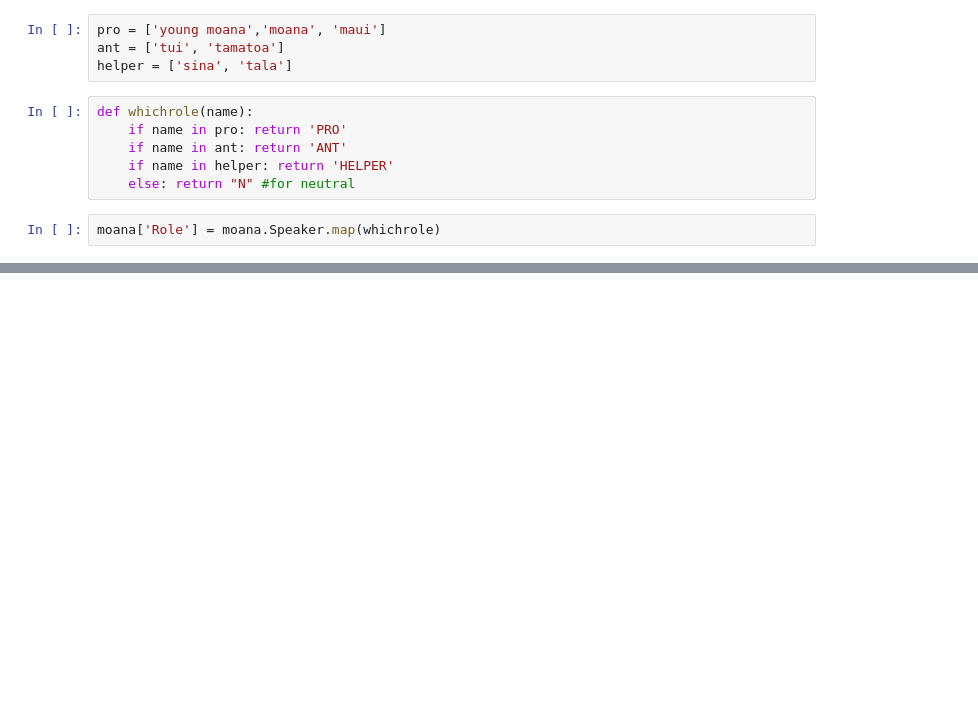
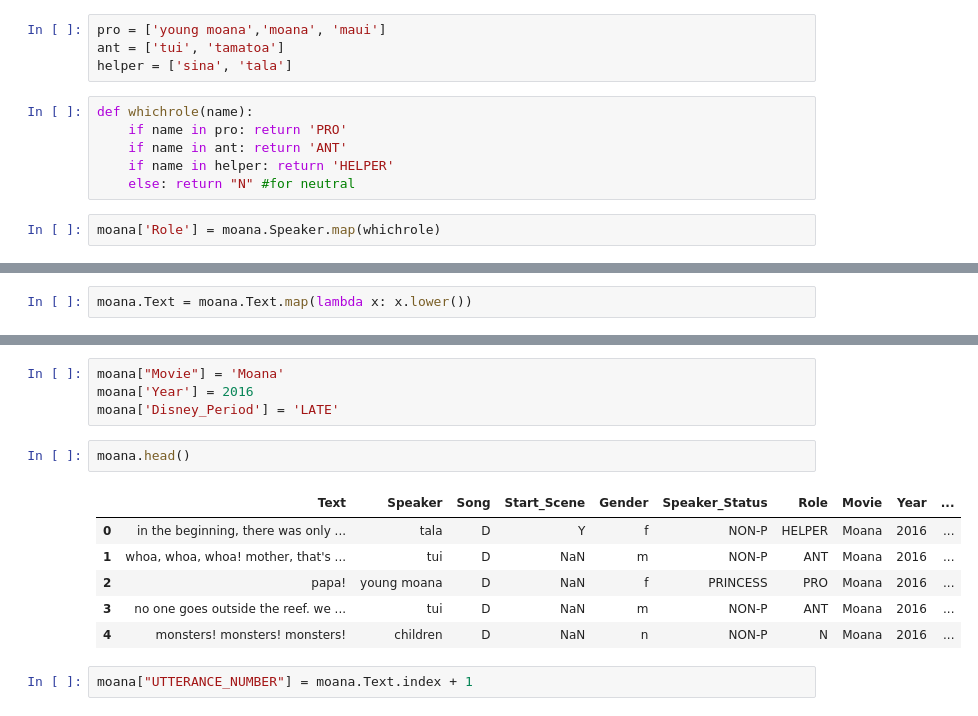
Before and after one commit to Data-Science-for-Linguists-2019/Animated-Movie-Gendered-Dialogue, a Jupyter notebook: Refining_Disney_Data.ipynb, the cells around one changed output, grey strips where cells are left out. Saved outputs shown, nothing was run; the diff lists cells and outputs as text; blank space fills up the shorter version.

Commit message:
new csv with moana added

```diff
--- a/Refining_Disney_Data.ipynb
+++ b/Refining_Disney_Data.ipynb
@@ -509,0 +498,2 @@ Cool! Now, let's annotate this Moana data with data from the original corpus!
+# %%
+moana.Text = moana.Text.map(lambda x: x.lower())
@@ -509,0 +509,15 @@ Cool! Now, let's annotate this Moana data with data from the original corpus!
+# %%
+moana["Movie"] = 'Moana'
+moana['Year'] = 2016
+moana['Disney_Period'] = 'LATE'
+# %%
+moana.head()
+# %% [output]
+|  | Text | Speaker | Song | Start_Scene | Gender | Speaker_Status | Role | Movie | Year | ... |
+| 0 | in the beginning, there was only ... | tala | D | Y | f | NON-P | HELPER | Moana | 2016 | ... |
+| 1 | whoa, whoa, whoa! mother, that's ... | tui | D | NaN | m | NON-P | ANT | Moana | 2016 | ... |
+| 2 | papa! | young moana | D | NaN | f | PRINCESS | PRO | Moana | 2016 | ... |
+| 3 | no one goes outside the reef. we ... | tui | D | NaN | m | NON-P | ANT | Moana | 2016 | ... |
+| 4 | monsters! monsters! monsters! | children | D | NaN | n | NON-P | N | Moana | 2016 | ... |
+# %%
+moana["UTTERANCE_NUMBER"] = moana.Text.index + 1
```
Also changed, not shown: parts of 26 cells of this notebook.
